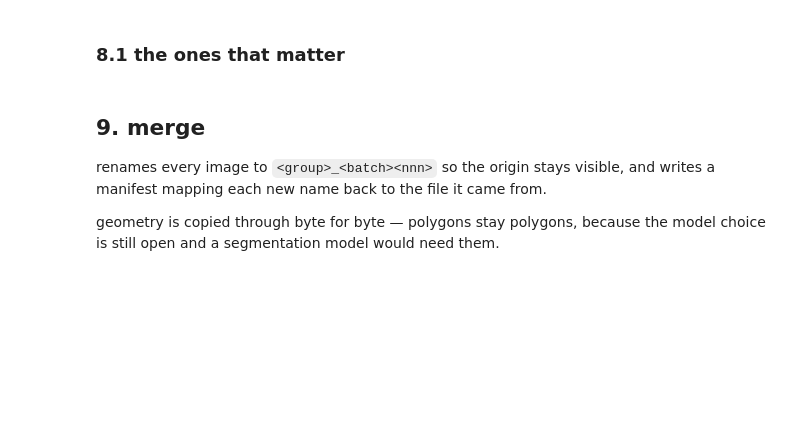
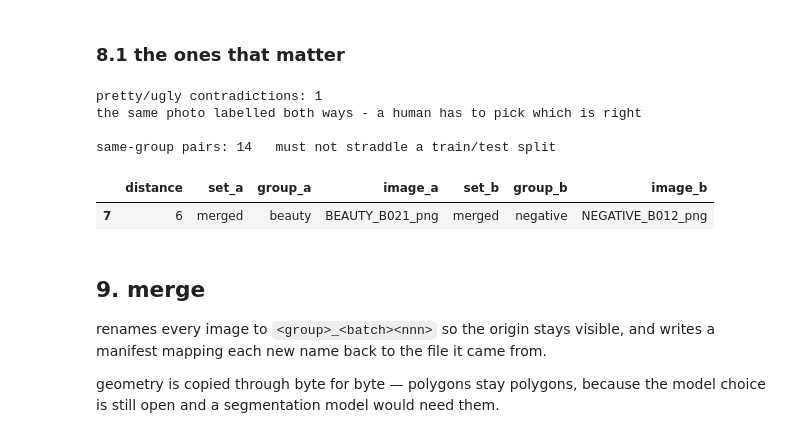
Before and after one commit to Rmsaah/camel-beauty-assessor, a Jupyter notebook: dataset_eda.ipynb, the cells around one changed output. Drawn from its saved outputs; the diff is of its cells as text; code cells hidden in the pictures; blank space fills up the shorter version.

```diff
--- a/dataset_eda.ipynb
+++ b/dataset_eda.ipynb
@@ -334,18 +445,20 @@ dupes
 # %% [markdown]
 ### 8.1 the ones that matter
 # %%
-cross = dupes[dupes.set_a != dupes.set_b]
-print(f"cross-set pairs      {len(cross)}   would be counted twice after merging")
-print(f"within-set pairs     {len(dupes) - len(cross)}   must not straddle a train/test split")
-print()
+contradictions = dupes[dupes.group_a != dupes.group_b]
 
-contradictions = cross[
-    ((cross.set_a == "small pretty") & (cross.set_b == "small ugly"))
-    | ((cross.set_a == "small ugly") & (cross.set_b == "small pretty"))
-]
 print(f"pretty/ugly contradictions: {len(contradictions)}")
 print("the same photo labelled both ways - a human has to pick which is right")
+print()
+print(f"same-group pairs: {len(dupes) - len(contradictions)}   must not straddle a train/test split")
 contradictions
+# %% [output]
+pretty/ugly contradictions: 1
+the same photo labelled both ways - a human has to pick which is right
+
+same-group pairs: 14   must not straddle a train/test split
+|  | distance | set_a | group_a | image_a | set_b | group_b | image_b |
+| 7 | 6 | merged | beauty | BEAUTY_B021_png | merged | negative | NEGATIVE_B012_png |
 # %% [markdown]
 ## 9. merge
 
```
Also changed, not shown: parts of 22 cells of this notebook.
